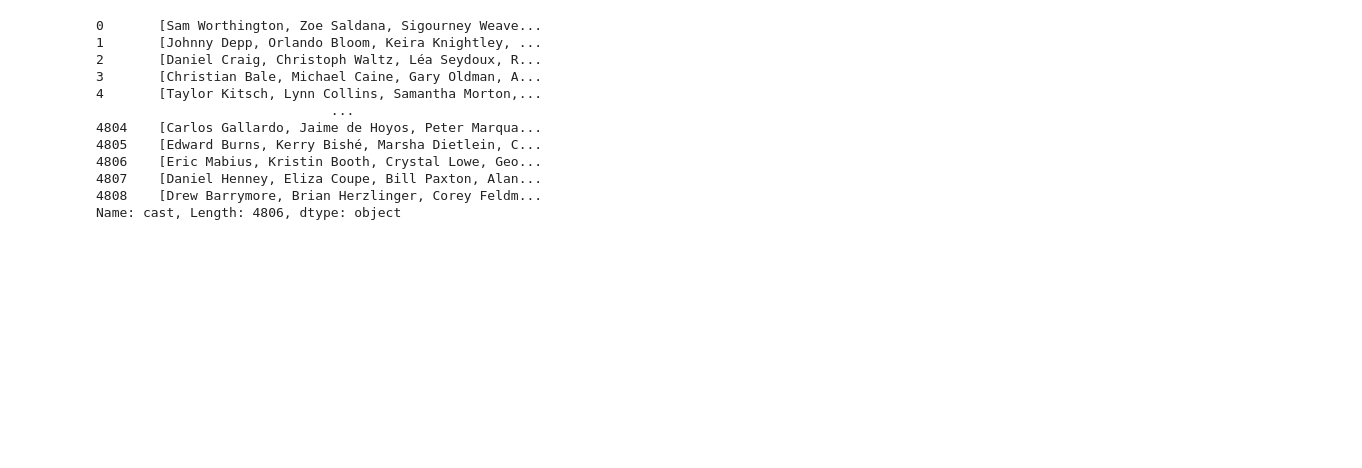
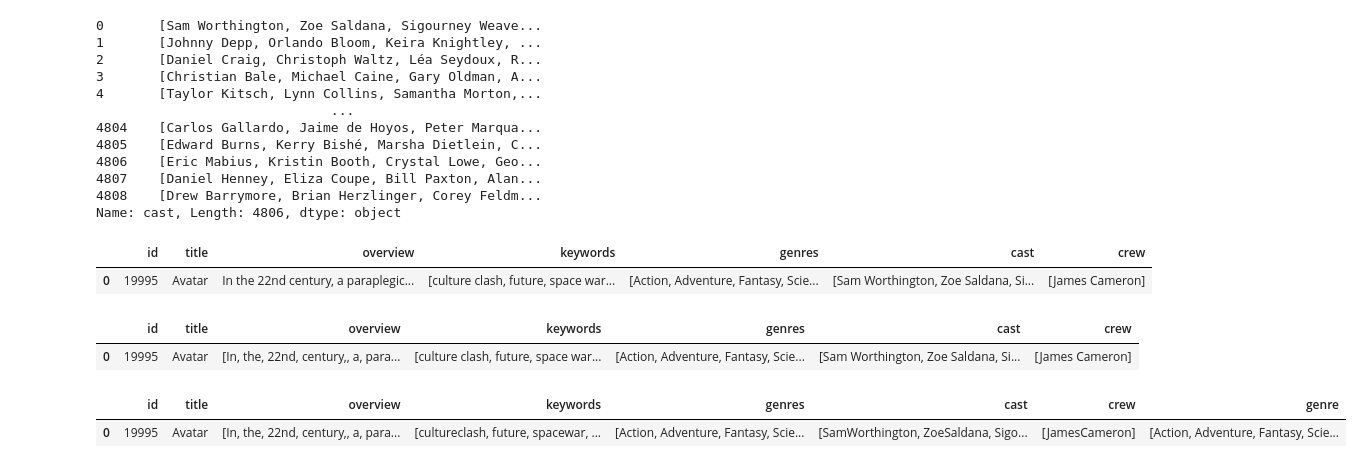
Before and after one commit to MaverickWolf14/MovieRecomendationSystem, a Jupyter notebook: model.ipynb, the cells around one changed output. Drawn from its saved outputs; the diff is of its cells as text; code cells hidden in the pictures; blank space fills up the shorter version.

```diff
--- a/model.ipynb
+++ b/model.ipynb
@@ -195,0 +207,32 @@ Name: cast, Length: 4806, dtype: object
+# %%
+def director(obj):
+    L = []
+    for i in ast.literal_eval(obj):
+        if i['job'] == 'Director':
+            L.append(i['name'])
+            break
+    return L
+# %%
+movies['crew'] = movies['crew'].apply(director)
+# %%
+movies.head(1)
+# %% [output]
+|  | id | title | overview | keywords | genres | cast | crew |
+| 0 | 19995 | Avatar | In the 22nd century, a paraplegic... | [culture clash, future, space war... | [Action, Adventure, Fantasy, Scie... | [Sam Worthington, Zoe Saldana, Si... | [James Cameron] |
+# %%
+movies['overview'] = movies[ 'overview'].apply(lambda x:x.split())
+# %%
+movies.head(1)
+# %% [output]
+|  | id | title | overview | keywords | genres | cast | crew |
+| 0 | 19995 | Avatar | [In, the, 22nd, century,, a, para... | [culture clash, future, space war... | [Action, Adventure, Fantasy, Scie... | [Sam Worthington, Zoe Saldana, Si... | [James Cameron] |
+# %%
+movies['genre'] = movies['genres'].apply(lambda x:[i.replace(" ","")for i in x])
+movies['cast'] = movies['cast'].apply(lambda x:[i.replace(" ","")for i in x])
+movies['keywords'] = movies['keywords'].apply(lambda x:[i.replace(" ","")for i in x])
+movies['crew'] = movies['crew'].apply(lambda x:[i.replace(" ","")for i in x])
+# %%
+movies.head(1)
+# %% [output]
+|  | id | title | overview | keywords | genres | cast | crew | genre |
+| 0 | 19995 | Avatar | [In, the, 22nd, century,, a, para... | [cultureclash, future, spacewar, ... | [Action, Adventure, Fantasy, Scie... | [SamWorthington, ZoeSaldana, Sigo... | [JamesCameron] | [Action, Adventure, Fantasy, Scie... |
```
Also changed, not shown: parts of 41 cells of this notebook.
